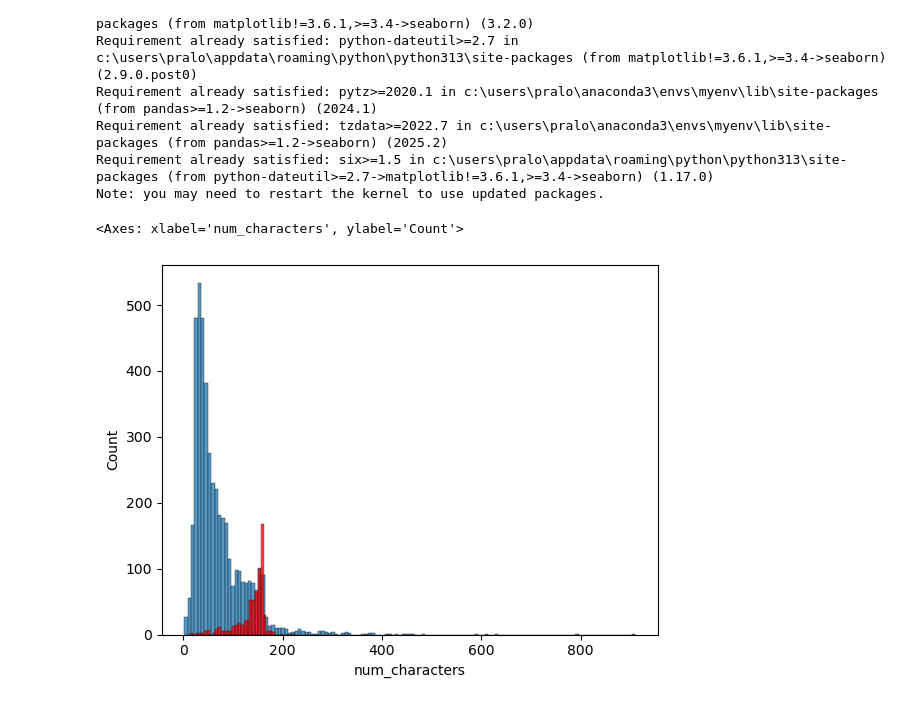
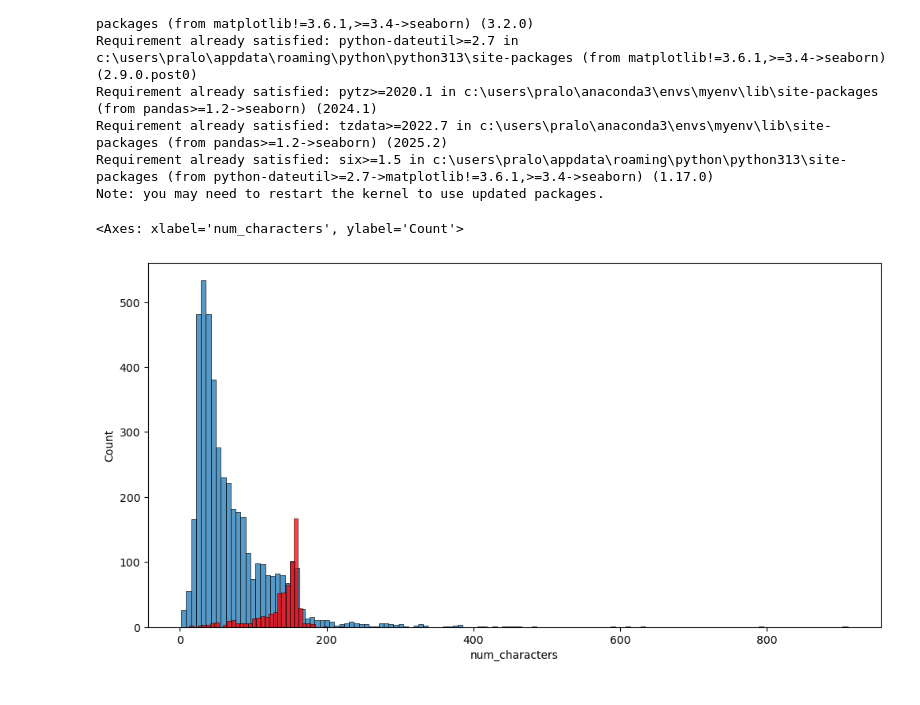
Before and after one commit to pralov-malla/sms-spam-classifier, a Jupyter notebook: sms-spam-detection.ipynb, the cells around one changed output. Saved outputs shown, nothing was run; the diff lists cells and outputs as text; code cells hidden in the pictures.

```diff
--- a/sms-spam-detection.ipynb
+++ b/sms-spam-detection.ipynb
@@ -233,9 +233,10 @@ Requirement already satisfied: tzdata>=2022.7 in c:\users\pralo\anaconda3\envs\m
 Requirement already satisfied: six>=1.5 in c:\users\pralo\appdata\roaming\python\python313\site-packages (from python-dateutil>=2.7->matplotlib!=3.6.1,>=3.4->seaborn) (1.17.0)
 Note: you may need to restart the kernel to use updated packages.
 # %%
+plt.figure(figsize=(12,6))
 sns.histplot(df[df['target']==0]['num_characters'])
-sns.histplot(df[df['target']==1]['num_characters'],color='red')
+sns.histplot(df[df['target']==1]['num_characters'], color='red')
 # %% [output]
 <Axes: xlabel='num_characters', ylabel='Count'>
-[figure, old version]
+[figure, new version]
 # %%
```
Also changed, not shown: parts of 24 cells of this notebook.
